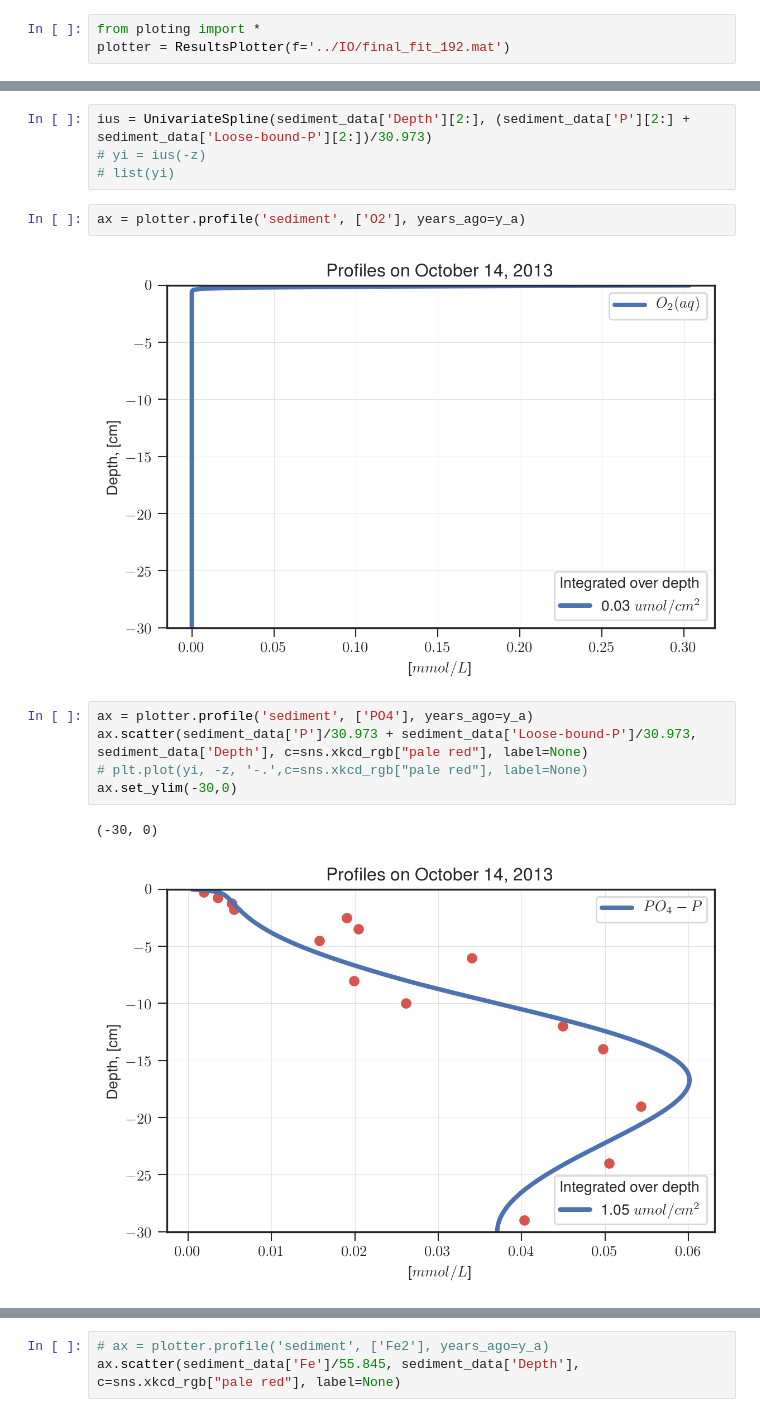
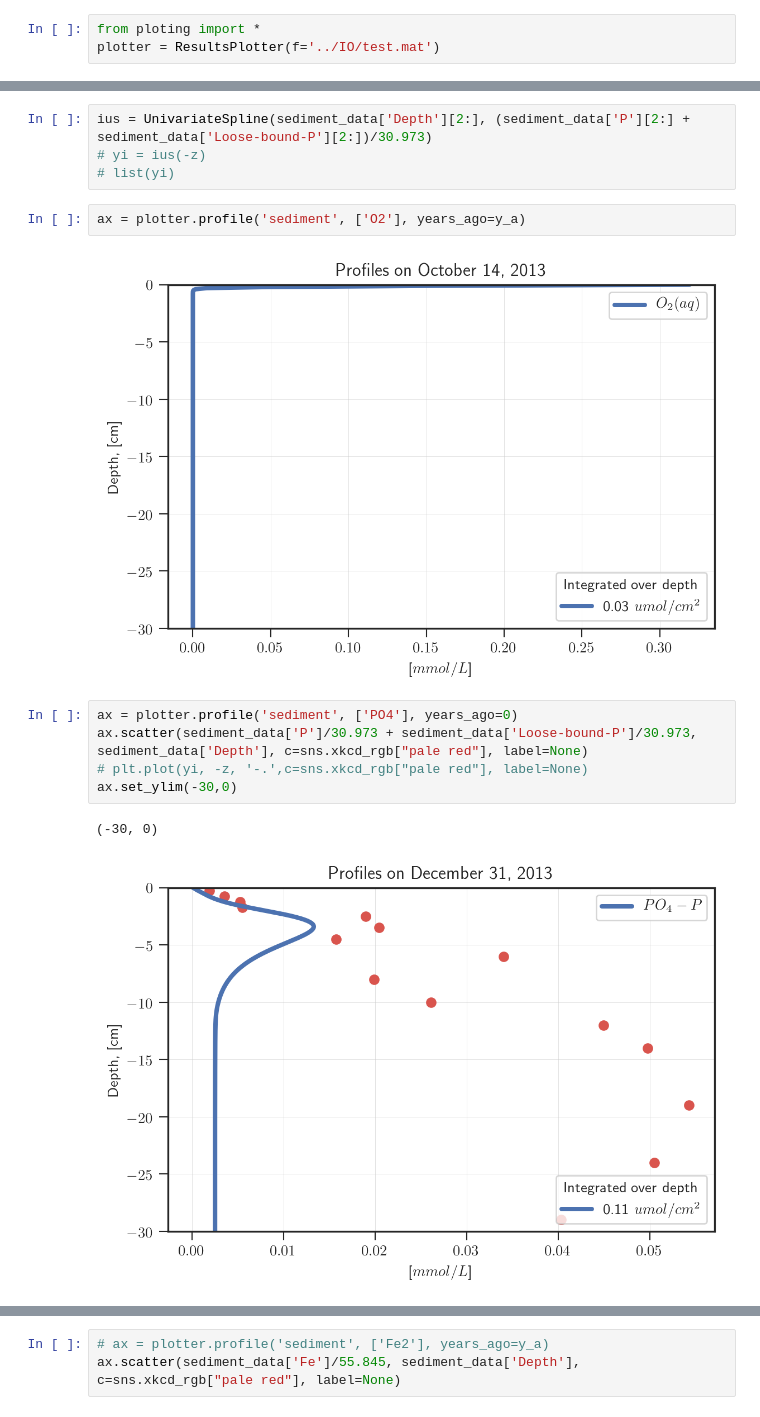
Before and after one commit to biogeochemistry/MyLake_v2_Vansjo, a Jupyter notebook: Postproc_code/sediment data.ipynb, the cells around one changed output, grey strips where cells are left out. Cells and saved outputs as stored; diff of their text form.

```diff
--- a/Postproc_code/sediment data.ipynb
+++ b/Postproc_code/sediment data.ipynb
@@ -27,7 +27,7 @@ def savefig(filename):
     plt.savefig('/Users/imarkelo/Google Drive/GDocuments/Vansjo/tables and figures/img/{}.pdf'.format(filename))
 # %%
 from ploting import *
-plotter = ResultsPlotter(f='../IO/final_fit_192.mat')
+plotter = ResultsPlotter(f='../IO/test.mat')
 # %%
 sediment_data = pd.read_excel('Vansjo/App P VanI-II-III QC Jan 2017.xlsx', sheetname='Van-I', skiprows=1)
 sediment_data= sediment_data.convert_objects(convert_numeric=True)
@@ -57,15 +57,15 @@ ius = UnivariateSpline(sediment_data['Depth'][2:], (sediment_data['P'][2:] + sed
 # %%
 ax = plotter.profile('sediment', ['O2'], years_ago=y_a)
 # %% [output]
-[figure, old version]
+[figure, new version]
 # %%
-ax = plotter.profile('sediment', ['PO4'], years_ago=y_a)
+ax = plotter.profile('sediment', ['PO4'], years_ago=0)
 ax.scatter(sediment_data['P']/30.973 + sediment_data['Loose-bound-P']/30.973, sediment_data['Depth'], c=sns.xkcd_rgb["pale red"], label=None)
 # plt.plot(yi, -z, '-.',c=sns.xkcd_rgb["pale red"], label=None)
 ax.set_ylim(-30,0)
 # %% [output]
 (-30, 0)
-[figure, old version]
+[figure, new version]
 # %%
 ax = plotter.profile('sediment', ['PO4'], years_ago=y_a)
 ax.scatter(sediment_data['P']/30.973, sediment_data['Depth'], c=sns.xkcd_rgb["pale red"], label=None)
```
Also changed, not shown: parts of 39 cells of this notebook, 9 other files.
